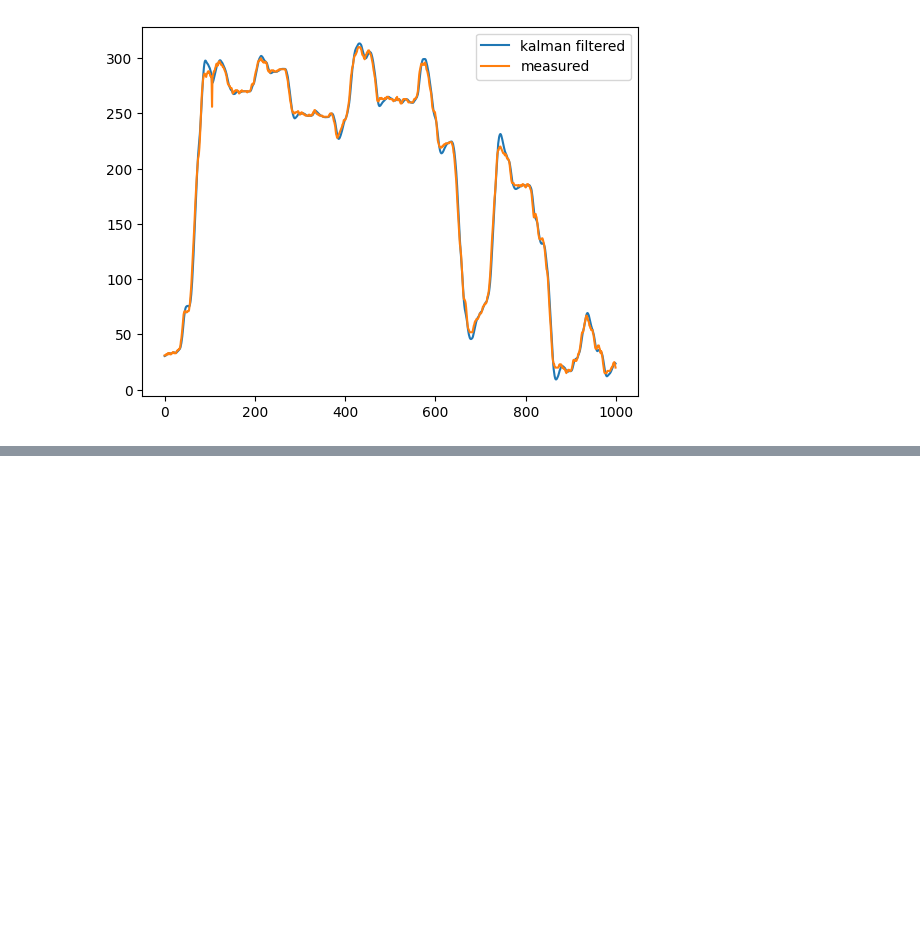
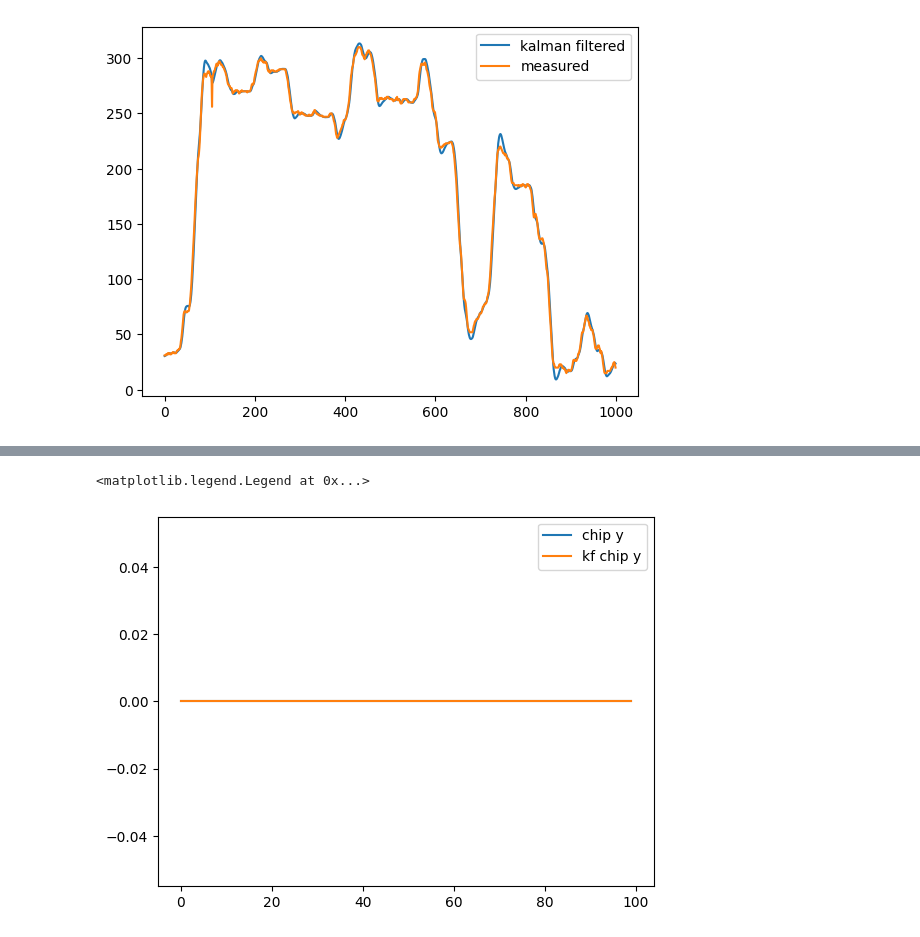
Before and after one commit to haohao1331/rot2-project, a Jupyter notebook: exploring/2024-02-26_kalman_filter_test.ipynb, the cells around one changed output, grey strips where cells are left out. Cells and saved outputs as stored; diff of their text form; code cells hidden in the pictures; blank space fills up the shorter version.

```diff
--- a/exploring/2024-02-26_kalman_filter_test.ipynb
+++ b/exploring/2024-02-26_kalman_filter_test.ipynb
@@ -54,0 +144,7 @@ plt.legend()
+# %%
+plt.plot(zy, label='chip y')
+plt.plot(kfy, label='kf chip y')
+plt.legend()
+# %% [output]
+<matplotlib.legend.Legend at 0x...>
+[figure, added]
```
Also changed, not shown: parts of 9 cells of this notebook, 1 other file.
